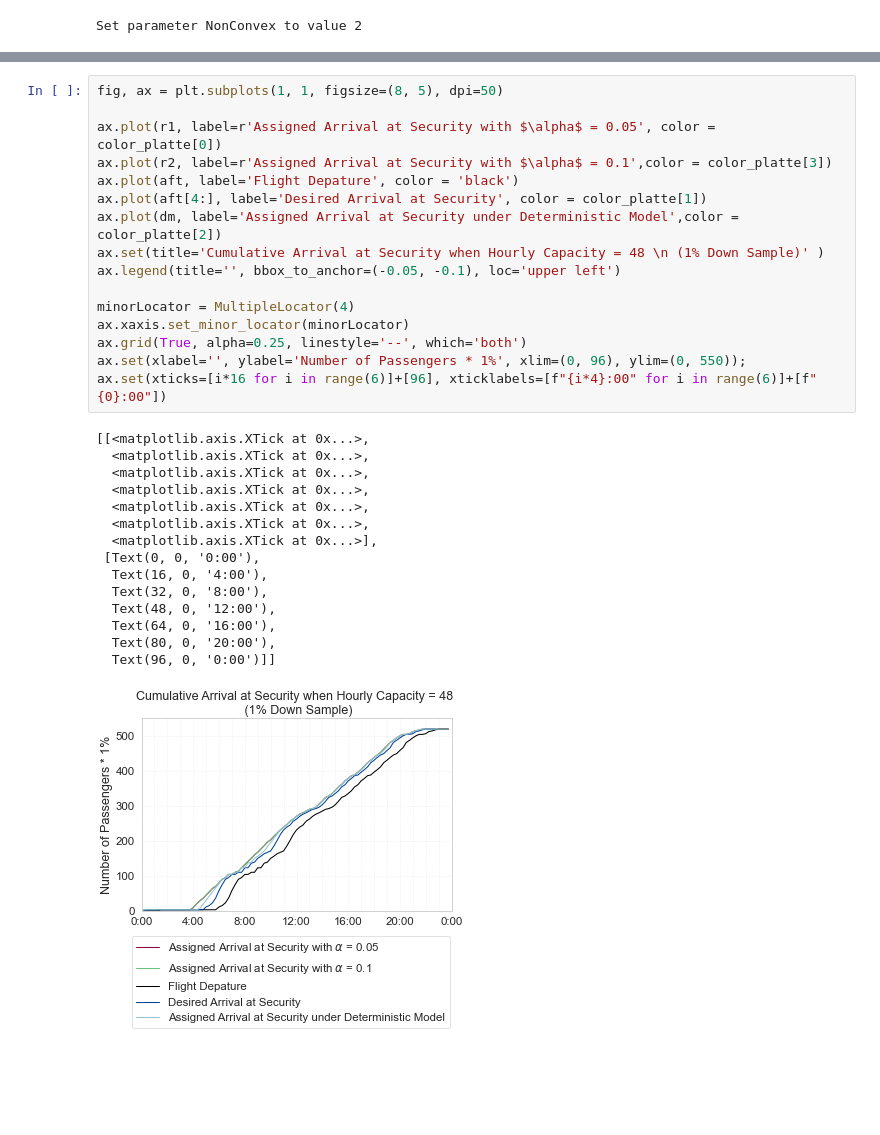
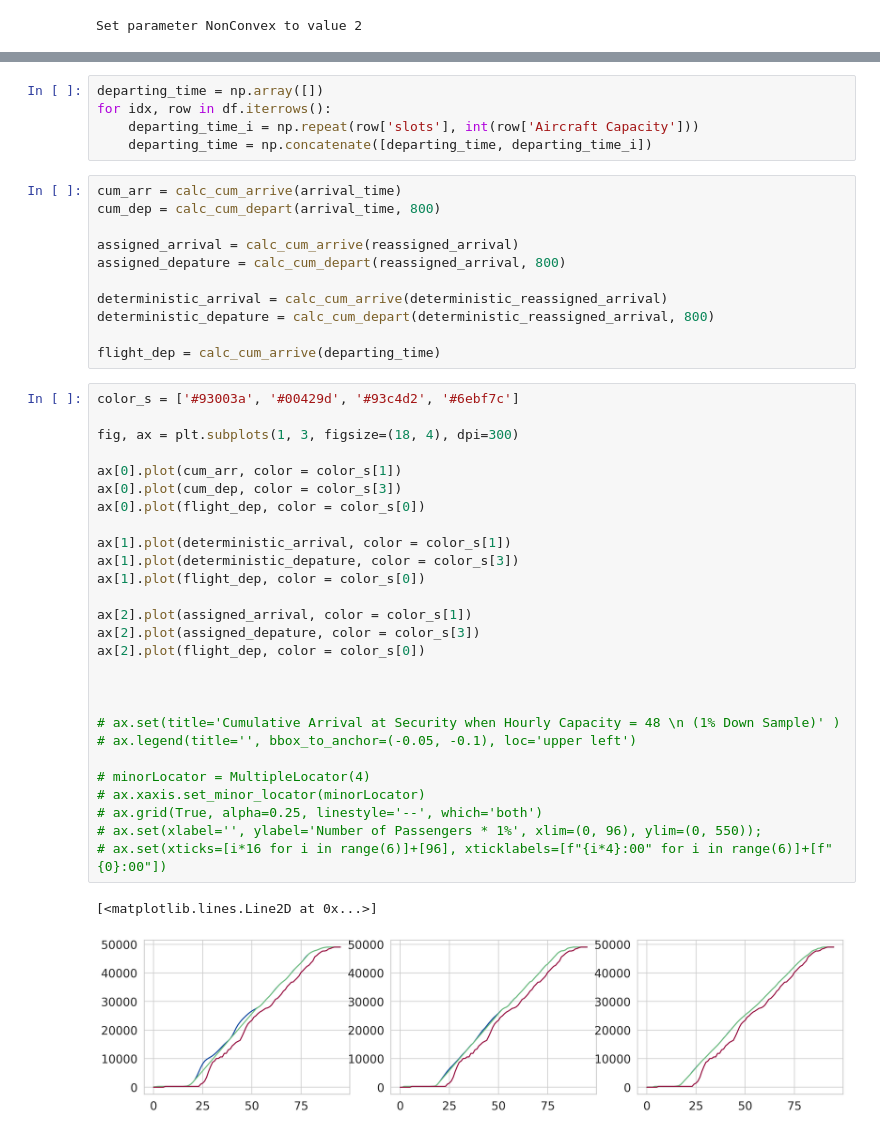
Before and after one commit to caoalbert/RobustSecurity, a Jupyter notebook: RO.ipynb, the cells around one changed output, grey strips where cells are left out. Drawn from its saved outputs; the diff is of its cells as text; blank space fills up the shorter version.

Commit message:
updated model

```diff
--- a/RO.ipynb
+++ b/RO.ipynb
@@ -191,32 +224,46 @@ r2 = np.cumsum(solution.sum(axis=0))
+# %%
+departing_time = np.array([])
+for idx, row in df.iterrows():
+    departing_time_i = np.repeat(row['slots'], int(row['Aircraft Capacity']))
+    departing_time = np.concatenate([departing_time, departing_time_i])
+# %%
+cum_arr = calc_cum_arrive(arrival_time)
+cum_dep = calc_cum_depart(arrival_time, 800)
+
+assigned_arrival = calc_cum_arrive(reassigned_arrival)
+assigned_depature = calc_cum_depart(reassigned_arrival, 800)
+
+deterministic_arrival = calc_cum_arrive(deterministic_reassigned_arrival)
+deterministic_depature = calc_cum_depart(deterministic_reassigned_arrival, 800)
+
+flight_dep = calc_cum_arrive(departing_time)
 # %%
-fig, ax = plt.subplots(1, 1, figsize=(8, 5), dpi=50)
+color_s = ['#93003a', '#00429d', '#93c4d2', '#6ebf7c']
 
-ax.plot(r1, label=r'Assigned Arrival at Security with $\alpha$ = 0.05', color = color_platte[0])
-ax.plot(r2, label=r'Assigned Arrival at Security with $\alpha$ = 0.1',color = color_platte[3])
-ax.plot(aft, label='Flight Depature', color = 'black')
-ax.plot(aft[4:], label='Desired Arrival at Security', color = color_platte[1])
-ax.plot(dm, label='Assigned Arrival at Security under Deterministic Model',color = color_platte[2])
-ax.set(title='Cumulative Arrival at Security when Hourly Capacity = 48 \n (1% Down Sample)' )
-ax.legend(title='', bbox_to_anchor=(-0.05, -0.1), loc='upper left')
+fig, ax = plt.subplots(1, 3, figsize=(18, 4), dpi=300)
 
-minorLocator = MultipleLocator(4)
-ax.xaxis.set_minor_locator(minorLocator)
-ax.grid(True, alpha=0.25, linestyle='--', which='both')
-ax.set(xlabel='', ylabel='Number of Passengers * 1%', xlim=(0, 96), ylim=(0, 550));
-ax.set(xticks=[i*16 for i in range(6)]+[96], xticklabels=[f"{i*4}:00" for i in range(6)]+[f"{0}:00"])
+ax[0].plot(cum_arr, color = color_s[1])
+ax[0].plot(cum_dep, color = color_s[3])
+ax[0].plot(flight_dep, color = color_s[0])
+
+ax[1].plot(deterministic_arrival, color = color_s[1])
+ax[1].plot(deterministic_depature, color = color_s[3])
+ax[1].plot(flight_dep, color = color_s[0])
+
+ax[2].plot(assigned_arrival, color = color_s[1])
+ax[2].plot(assigned_depature, color = color_s[3])
+ax[2].plot(flight_dep, color = color_s[0])
+
+
+
+# ax.set(title='Cumulative Arrival at Security when Hourly Capacity = 48 \n (1% Down Sample)' )
+# ax.legend(title='', bbox_to_anchor=(-0.05, -0.1), loc='upper left')
+
+# minorLocator = MultipleLocator(4)
+# ax.xaxis.set_minor_locator(minorLocator)
+# ax.grid(True, alpha=0.25, linestyle='--', which='both')
+# ax.set(xlabel='', ylabel='Number of Passengers * 1%', xlim=(0, 96), ylim=(0, 550));
+# ax.set(xticks=[i*16 for i in range(6)]+[96], xticklabels=[f"{i*4}:00" for i in range(6)]+[f"{0}:00"])
 # %% [output]
-[[<matplotlib.axis.XTick at 0x...>,
-  <matplotlib.axis.XTick at 0x...>,
-  <matplotlib.axis.XTick at 0x...>,
-  <matplotlib.axis.XTick at 0x...>,
-  <matplotlib.axis.XTick at 0x...>,
-  <matplotlib.axis.XTick at 0x...>,
-  <matplotlib.axis.XTick at 0x...>],
- [Text(0, 0, '0:00'),
-  Text(16, 0, '4:00'),
-  Text(32, 0, '8:00'),
-  Text(48, 0, '12:00'),
-  Text(64, 0, '16:00'),
-  Text(80, 0, '20:00'),
-  Text(96, 0, '0:00')]]
+[<matplotlib.lines.Line2D at 0x...>]
-[figure, old version]
+[figure, new version]
```
Also changed, not shown: parts of 26 cells of this notebook, 1 other file.
